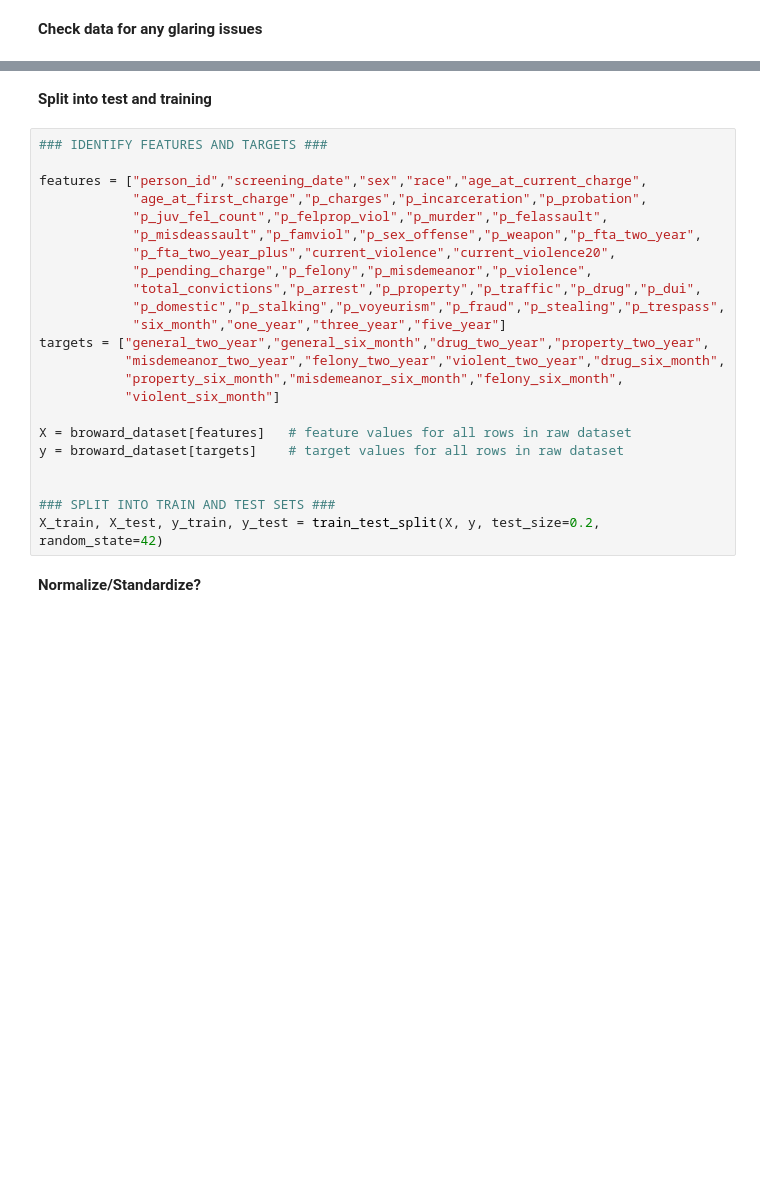
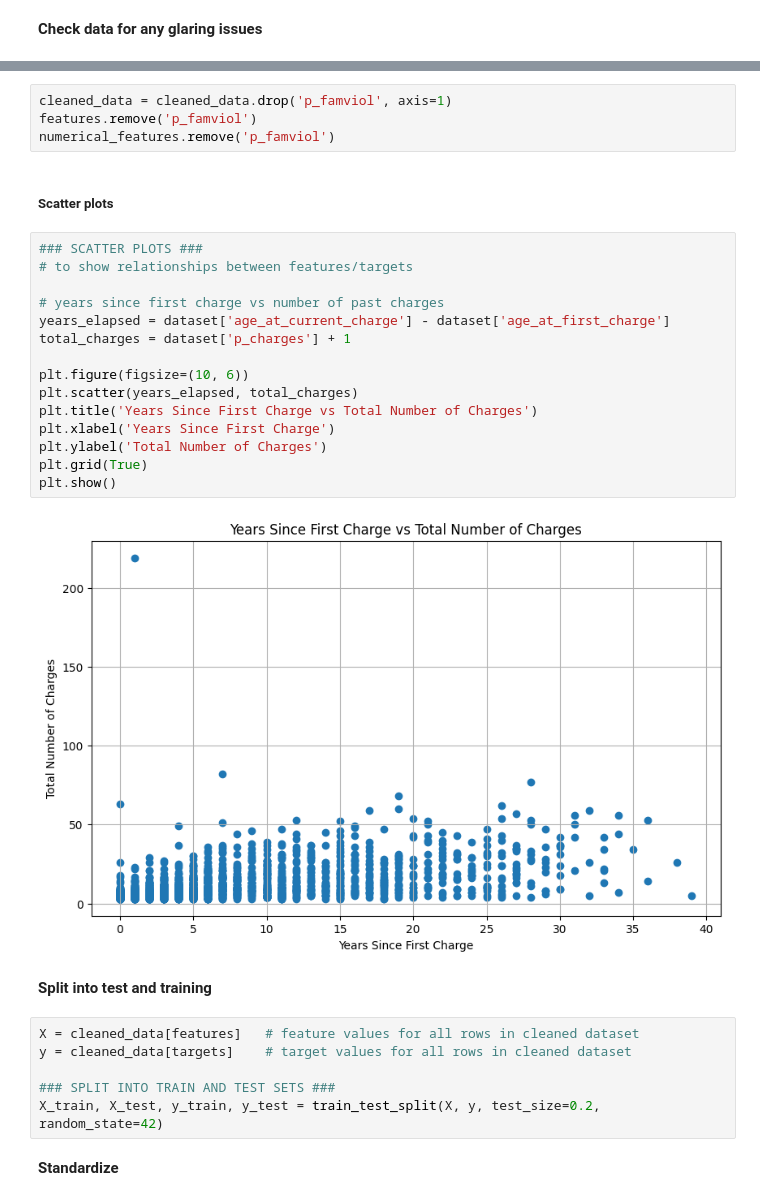
Before and after one commit to LNickelsburg/Interpretable-Recidivism-Predictor, a Jupyter notebook: dataset/data_description.ipynb, the cells around one changed output, grey strips where cells are left out. Saved outputs shown, nothing was run; the diff lists cells and outputs as text; blank space fills up the shorter version.

```diff
--- a/dataset/data_description.ipynb
+++ b/dataset/data_description.ipynb
@@ -48,27 +98,33 @@ Percentage of the data missing: 0.0%
+# %%
+cleaned_data = cleaned_data.drop('p_famviol', axis=1)
+features.remove('p_famviol')
+numerical_features.remove('p_famviol')
+# %% [markdown]
+##### Scatter plots
+# %%
+### SCATTER PLOTS ###
+# to show relationships between features/targets
+
+# years since first charge vs number of past charges
+years_elapsed = dataset['age_at_current_charge'] - dataset['age_at_first_charge']
+total_charges = dataset['p_charges'] + 1
+
+plt.figure(figsize=(10, 6))
+plt.scatter(years_elapsed, total_charges)
+plt.title('Years Since First Charge vs Total Number of Charges')
+plt.xlabel('Years Since First Charge')
+plt.ylabel('Total Number of Charges')
+plt.grid(True)
+plt.show()
+# %% [output]
+[figure, added]
 # %% [markdown]
 **Split into test and training**
 # %%
-### IDENTIFY FEATURES AND TARGETS ###
-
-features = ["person_id","screening_date","sex","race","age_at_current_charge",
-            "age_at_first_charge","p_charges","p_incarceration","p_probation",
-            "p_juv_fel_count","p_felprop_viol","p_murder","p_felassault",
-            "p_misdeassault","p_famviol","p_sex_offense","p_weapon","p_fta_two_year",
-            "p_fta_two_year_plus","current_violence","current_violence20",
-            "p_pending_charge","p_felony","p_misdemeanor","p_violence",
-            "total_convictions","p_arrest","p_property","p_traffic","p_drug","p_dui",
-            "p_domestic","p_stalking","p_voyeurism","p_fraud","p_stealing","p_trespass",
-            "six_month","one_year","three_year","five_year"]
-targets = ["general_two_year","general_six_month","drug_two_year","property_two_year",
-           "misdemeanor_two_year","felony_two_year","violent_two_year","drug_six_month",
-           "property_six_month","misdemeanor_six_month","felony_six_month",
-           "violent_six_month"]
-
-X = broward_dataset[features]   # feature values for all rows in raw dataset
-y = broward_dataset[targets]    # target values for all rows in raw dataset
-
+X = cleaned_data[features]   # feature values for all rows in cleaned dataset
+y = cleaned_data[targets]    # target values for all rows in cleaned dataset
 
 ### SPLIT INTO TRAIN AND TEST SETS ###
 X_train, X_test, y_train, y_test = train_test_split(X, y, test_size=0.2, random_state=42)
 # %% [markdown]
-**Normalize/Standardize?**
+**Standardize**
```
Also changed, not shown: parts of 12 cells of this notebook.
